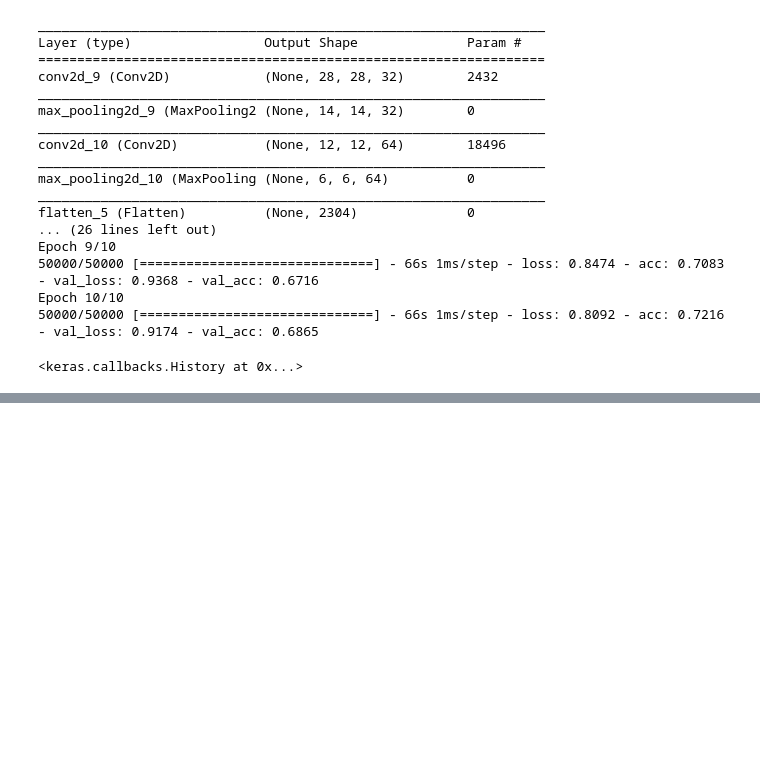
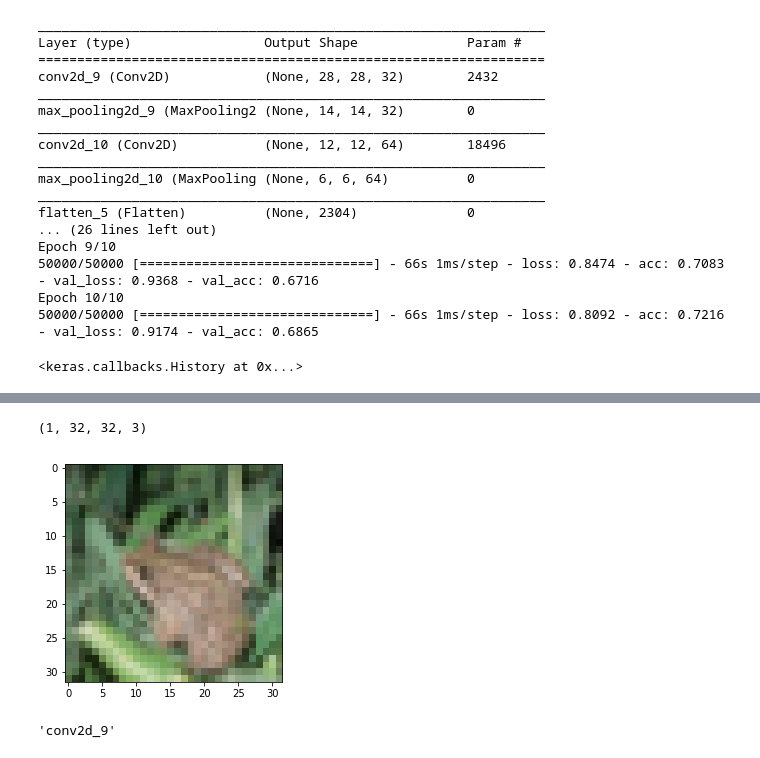
Before and after one commit to abulbasar/neural-networks, a Jupyter notebook: demos/Day 3 - cifar 10.ipynb, the cells around one changed output, grey strips where cells are left out. Cells and saved outputs as stored; diff of their text form; code cells hidden in the pictures; blank space fills up the shorter version.

```diff
--- a/demos/Day 3 - cifar 10.ipynb
+++ b/demos/Day 3 - cifar 10.ipynb
@@ -118,0 +153,11 @@ Epoch 10/10
+# %%
+a = X_test[4:5]
+plt.imshow(a[0])
+a.shape
+# %% [output]
+(1, 32, 32, 3)
+[figure, added]
+# %%
+model.layers[0].name
+# %% [output]
+'conv2d_9'
```
Also changed, not shown: parts of 10 cells of this notebook, 4 other files.
